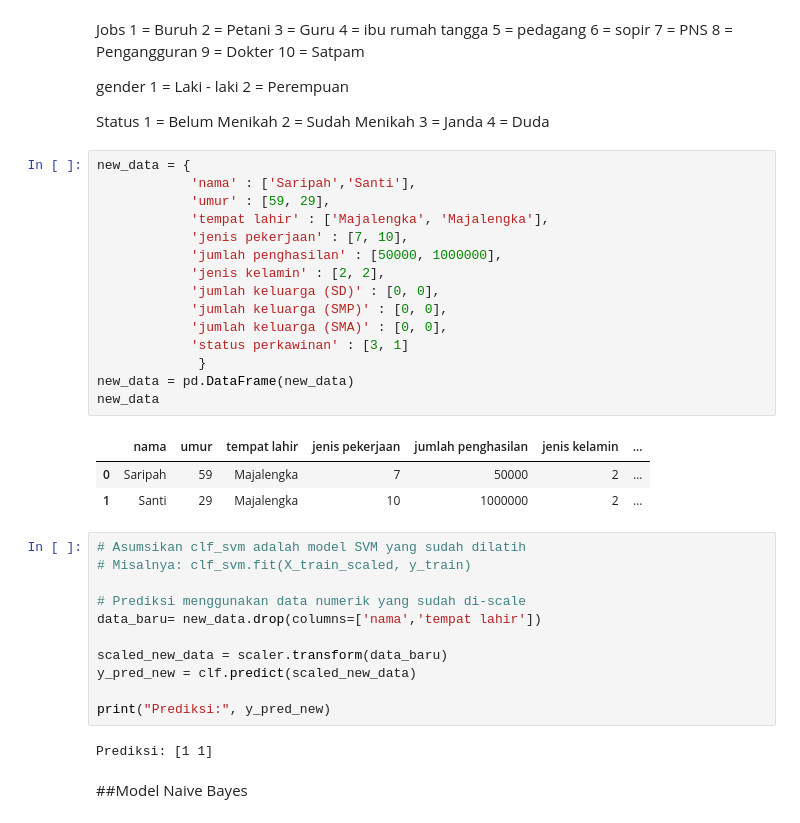
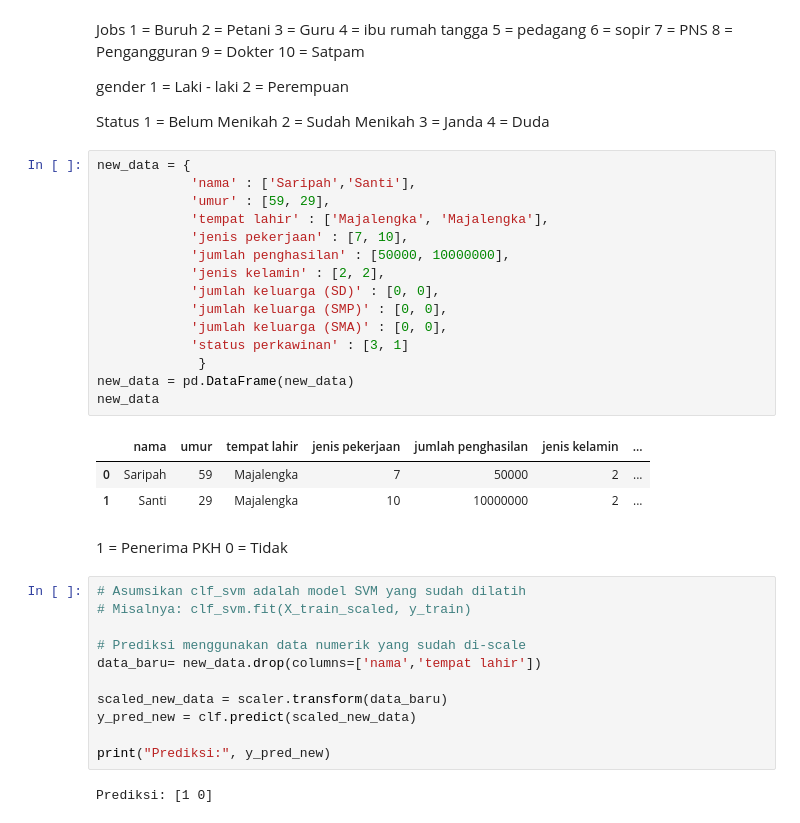
Before and after one commit to Rizki-132/Allmateri, a Jupyter notebook: Klasifikasi_program_pkh_(Fix).ipynb, the cells around one changed output. Drawn from its saved outputs; the diff is of its cells as text.

```diff
--- a/Klasifikasi_program_pkh_(Fix).ipynb
+++ b/Klasifikasi_program_pkh_(Fix).ipynb
@@ -252,22 +349,25 @@ Status
 # %%
 new_data = {
             'nama' : ['Saripah','Santi'],
             'umur' : [59, 29],
             'tempat lahir' : ['Majalengka', 'Majalengka'],
             'jenis pekerjaan' : [7, 10],
-            'jumlah penghasilan' : [50000, 1000000],
+            'jumlah penghasilan' : [50000, 10000000],
             'jenis kelamin' : [2, 2],
             'jumlah keluarga (SD)' : [0, 0],
             'jumlah keluarga (SMP)' : [0, 0],
             'jumlah keluarga (SMA)' : [0, 0],
             'status perkawinan' : [3, 1]
              }
 new_data = pd.DataFrame(new_data)
 new_data
 # %% [output]
 |  | nama | umur | tempat lahir | jenis pekerjaan | jumlah penghasilan | jenis kelamin | ... |
 | 0 | Saripah | 59 | Majalengka | 7 | 50000 | 2 | ... |
-| 1 | Santi | 29 | Majalengka | 10 | 1000000 | 2 | ... |
+| 1 | Santi | 29 | Majalengka | 10 | 10000000 | 2 | ... |
+# %% [markdown]
+1 = Penerima PKH
+0 = Tidak
 # %%
 # Asumsikan clf_svm adalah model SVM yang sudah dilatih
 # Misalnya: clf_svm.fit(X_train_scaled, y_train)
@@ -280,6 +380,4 @@ y_pred_new = clf.predict(scaled_new_data)
 
 print("Prediksi:", y_pred_new)
 # %% [output]
-Prediksi: [1 1]
+Prediksi: [1 0]
-# %% [markdown]
-##Model Naive Bayes
```
Also changed, not shown: parts of 20 cells of this notebook.
